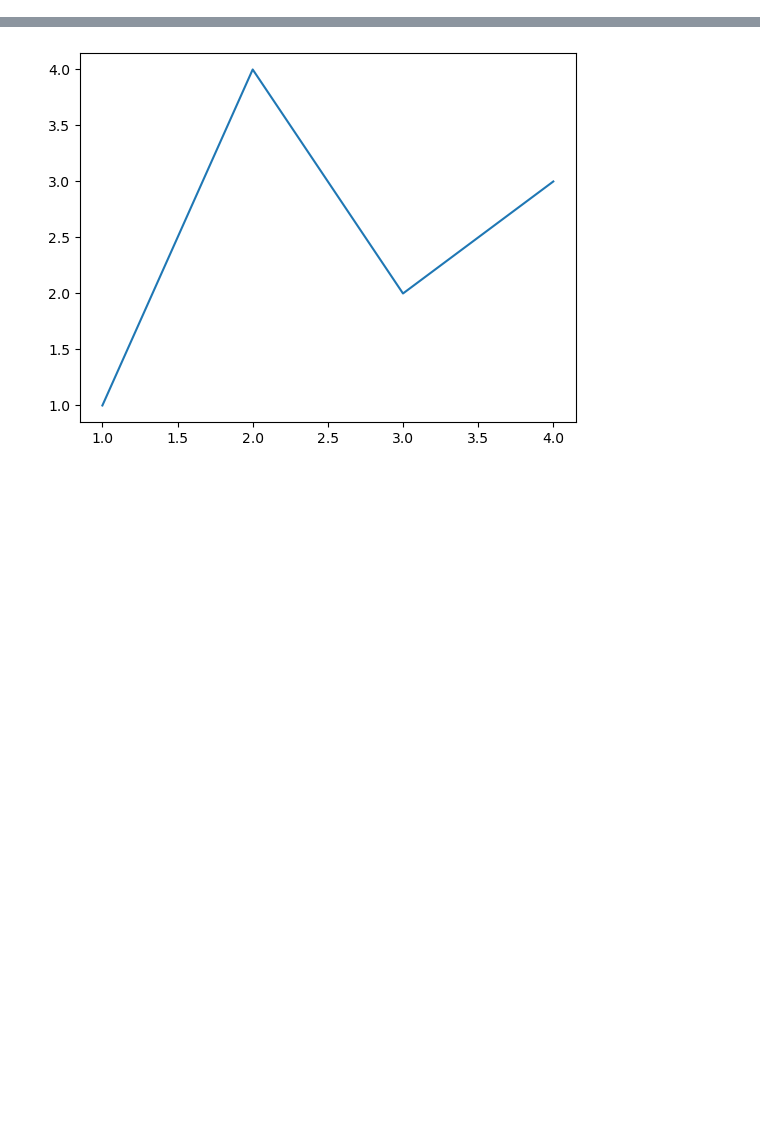
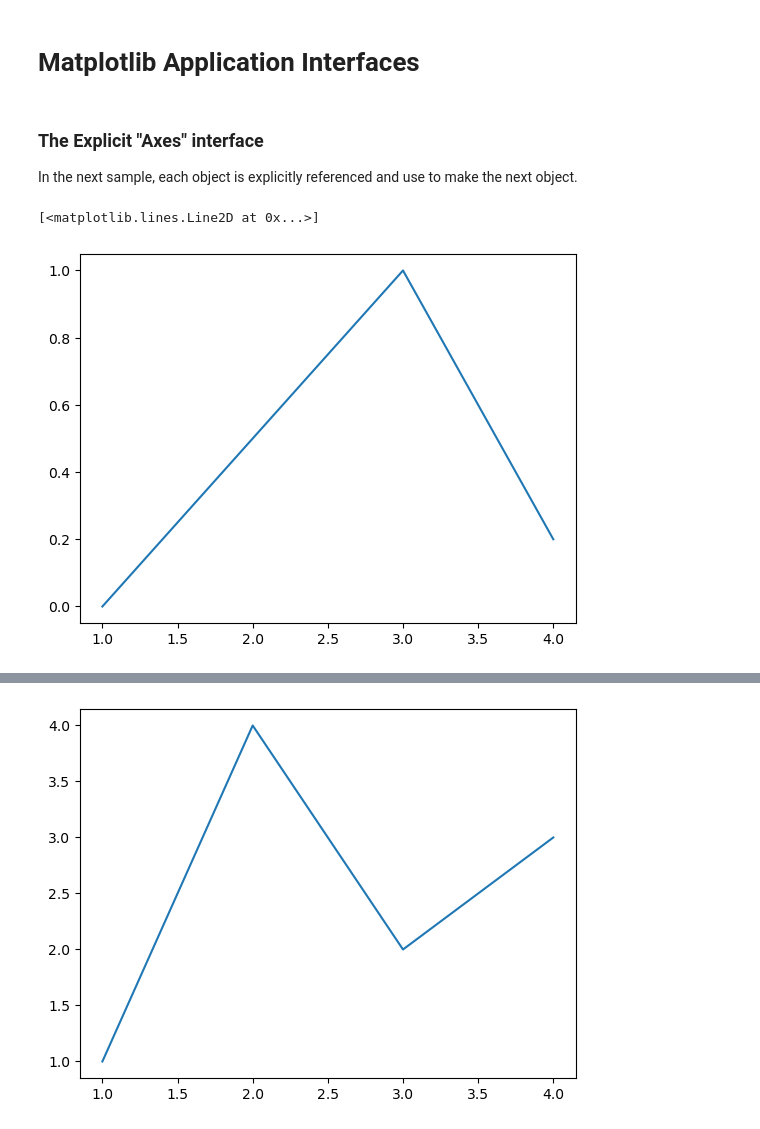
Before and after one commit to cyrio/greta-data-course, a Jupyter notebook: data_analyst/Matplotlib.ipynb, the cells around one changed output, grey strips where cells are left out. Saved outputs shown, nothing was run; the diff lists cells and outputs as text; code cells hidden in the pictures; blank space fills up the shorter version.

Commit message:
some method about matplotlib APIs

```diff
--- a/data_analyst/Matplotlib.ipynb
+++ b/data_analyst/Matplotlib.ipynb
@@ -5,0 +1,2 @@ import matplotlib.pyplot as plt
+# %% [markdown]
+# Matplotlib Application Interfaces
@@ -5,0 +8,11 @@ import matplotlib.pyplot as plt
+# %% [markdown]
+### The Explicit "Axes" interface
+
+In the next sample, each object is explicitly referenced and use to make the next object.
+# %%
+fig = plt.figure() # instantiating an instance of Figure Class
+ax = fig.subplots() # create one or more Axes using subplots method on fig we created early
+ax.plot([1, 2, 3, 4],[0, 0.5, 1, 0.2]) # call drawing method (plot in this example) on the Axes
+# %% [output]
+[<matplotlib.lines.Line2D at 0x...>]
+[figure, added]
```
Also changed, not shown: parts of 6 cells of this notebook.
